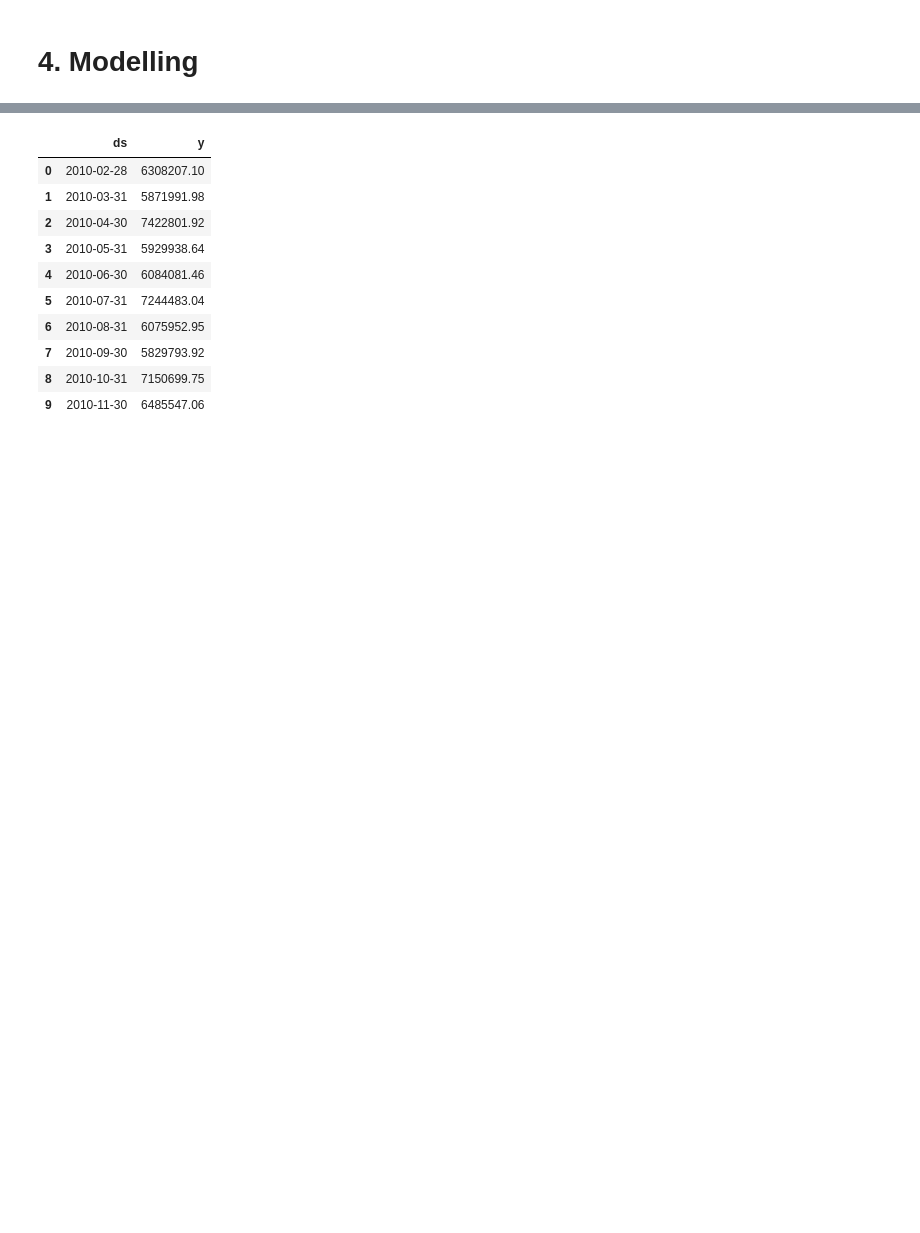
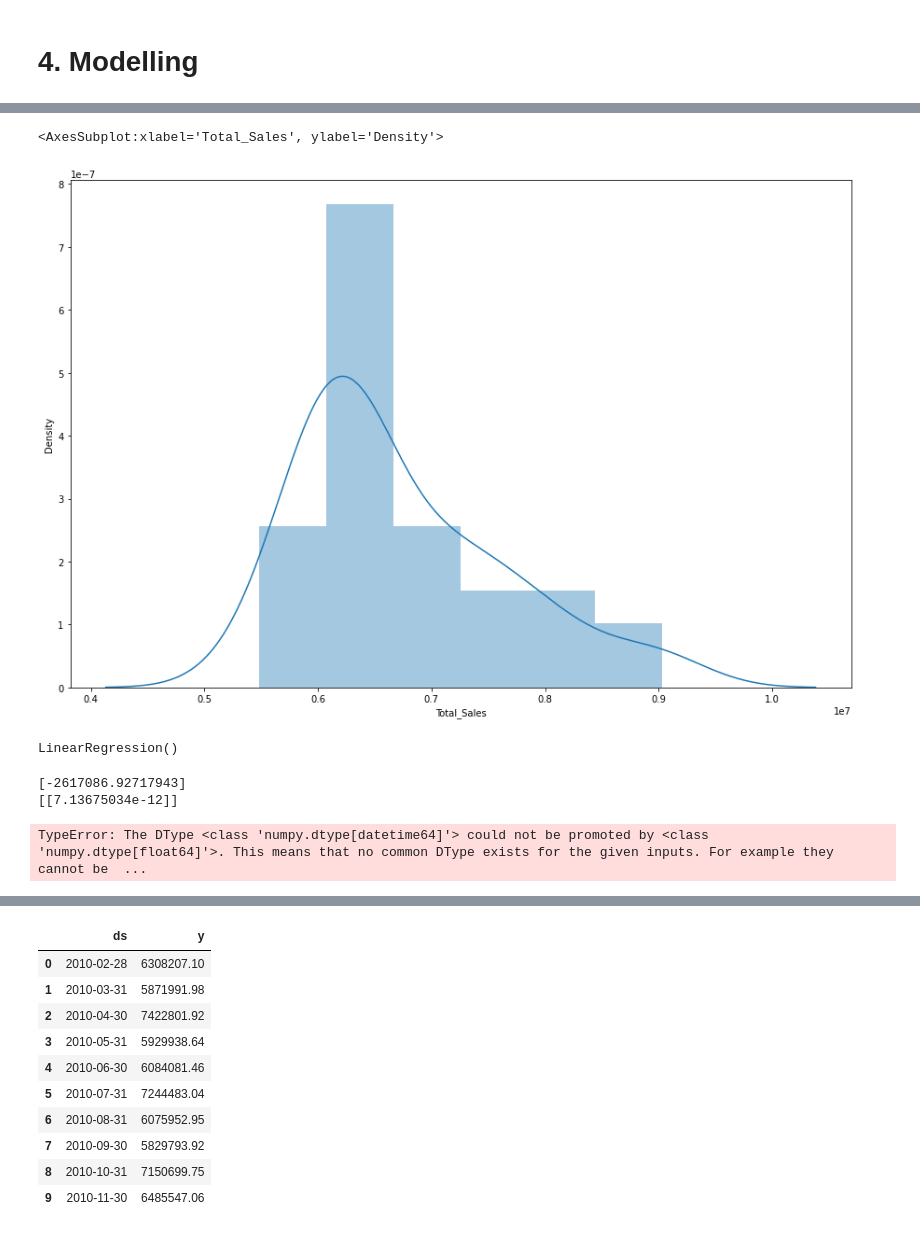
Before and after one commit to lebesguee/walmart_forecast, a Jupyter notebook: forecasting.ipynb, the cells around one changed output, grey strips where cells are left out. Drawn from its saved outputs; the diff is of its cells as text; code cells hidden in the pictures; blank space fills up the shorter version.

```diff
--- a/forecasting.ipynb
+++ b/forecasting.ipynb
@@ -196,0 +191,7 @@ MONTHLY_SALES_BY_STORE_W_RATE
+# %%
+plt.figure(figsize=(15,10))
+plt.tight_layout()
+sns.distplot(STORE_1['Total_Sales'])
+# %% [output]
+<AxesSubplot:xlabel='Total_Sales', ylabel='Density'>
+[figure, added]
@@ -196,0 +205,20 @@ MONTHLY_SALES_BY_STORE_W_RATE
+# %%
+# Training
+regressor = LinearRegression()
+regressor.fit(X_train, y_train) #training the algorithm
+# %% [output]
+LinearRegression()
+# %%
+#To retrieve the intercept:
+print(regressor.intercept_)
+
+#For retrieving the slope:
+print(regressor.coef_)
+# %% [output]
+[-2617086.92717943]
+[[7.13675034e-12]]
+# %%
+# use test data to see how accurately the algo predicts the pctg score
+y_pred = regressor.predict(X_test)
+# %% [output]
+TypeError: The DType <class 'numpy.dtype[datetime64]'> could not be promoted by <class 'numpy.dtype[float64]'>. This means that no common DType exists for the given inputs. For example they cannot be  ...
```
Also changed, not shown: parts of 23 cells of this notebook.
